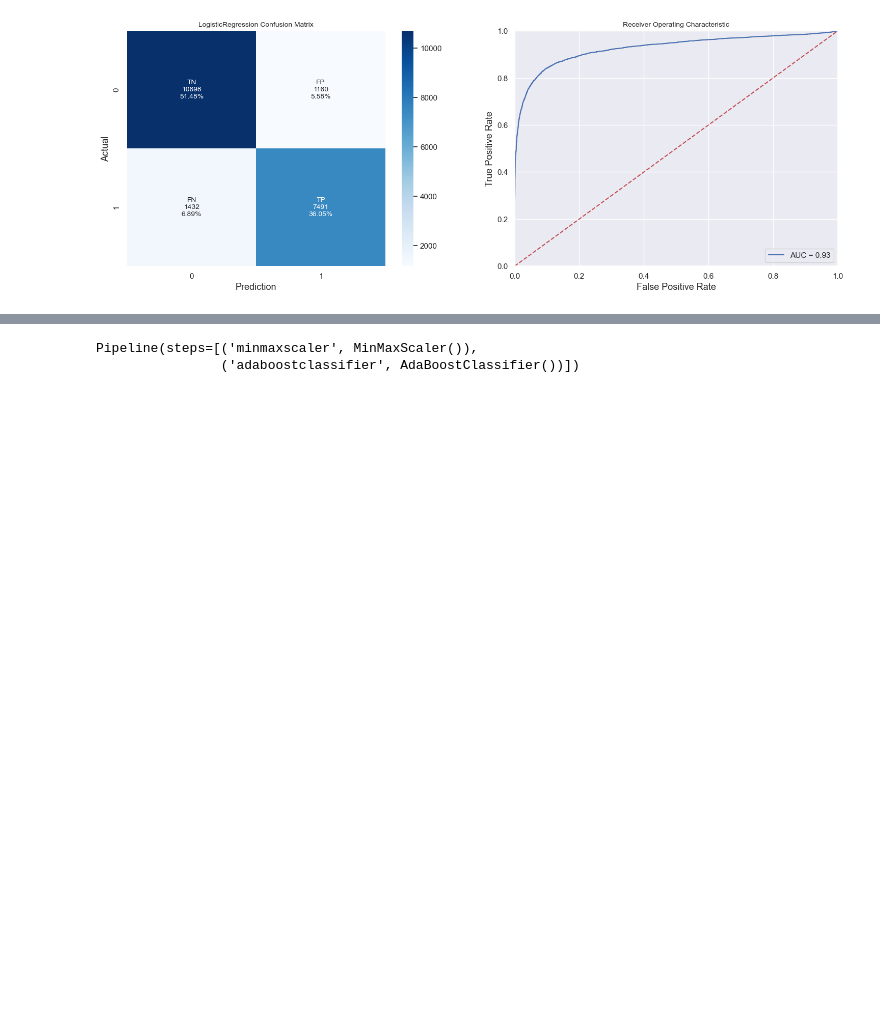
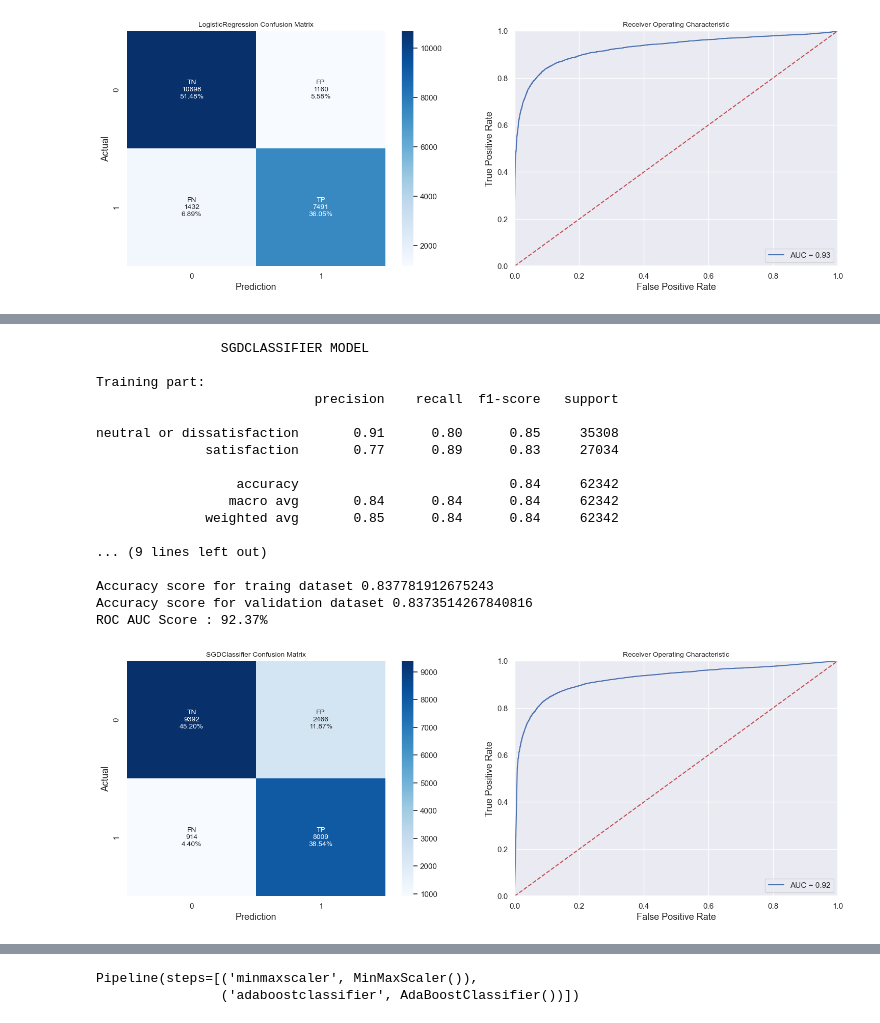
Before and after one commit to Nishantgithub821/Nishant0008, a Jupyter notebook: Airline Passenger Satisfaction ML Project.ipynb, the cells around one changed output, grey strips where cells are left out. Saved outputs shown, nothing was run; the diff lists cells and outputs as text; code cells hidden in the pictures; blank space fills up the shorter version.

```diff
--- a/Airline Passenger Satisfaction ML Project.ipynb
+++ b/Airline Passenger Satisfaction ML Project.ipynb
@@ -1158,2 +896,0 @@ pipe5 = make_pipeline(MinMaxScaler(), DecisionTreeClassifier())
-# %%
-pipe5.fit(X_train, y_train)
@@ -1186,2 +896,0 @@ pipe6 = make_pipeline(MinMaxScaler(),RandomForestClassifier())
-# %%
-pipe6.fit(X_train, y_train)
@@ -1209,0 +1190,45 @@ weighted avg       0.96      0.96      0.96     20781
+# %%
+# import the model
+from sklearn.linear_model import SGDClassifier
+
+#fit the model
+model =SGDClassifier(loss='modified_huber',n_jobs=-1,random_state=42)
+model.fit(X_train,y_train)
+
+# prediction
+pred_train = model.predict(X_train)
+pred_val = model.predict(X_val)
+
+# model name
+model_name = str(type(model)).split(".")[-1][0:-2]
+print(f"\t\t{model_name.upper()} MODEL\n")
+
+print('Training part:')
+print(classification_report(y_train, pred_train,
+                                    target_names=['neutral or dissatisfaction', 'satisfaction']))
+print('validation part:')
+print(classification_report(y_val, pred_val,
+                                    target_names=['neutral or dissatisfaction', 'satisfaction']))
+print("Accuracy score for traing dataset",accuracy_score(y_train, pred_train))
+print("Accuracy score for validation dataset",accuracy_score(y_val, pred_val))
+
+make_classification_report(model,X_val,y_val)
+# %% [output]
+                SGDCLASSIFIER MODEL
+
+Training part:
+                            precision    recall  f1-score   support
+
+neutral or dissatisfaction       0.91      0.80      0.85     35308
+              satisfaction       0.77      0.89      0.83     27034
+
+                  accuracy                           0.84     62342
+                 macro avg       0.84      0.84      0.84     62342
+              weighted avg       0.85      0.84      0.84     62342
+
+... (9 lines left out)
+
+Accuracy score for traing dataset 0.837781912675243
+Accuracy score for validation dataset 0.8373514267840816
+ROC AUC Score : 92.37%
+[figure, added]
```
Also changed, not shown: parts of 91 cells of this notebook.
